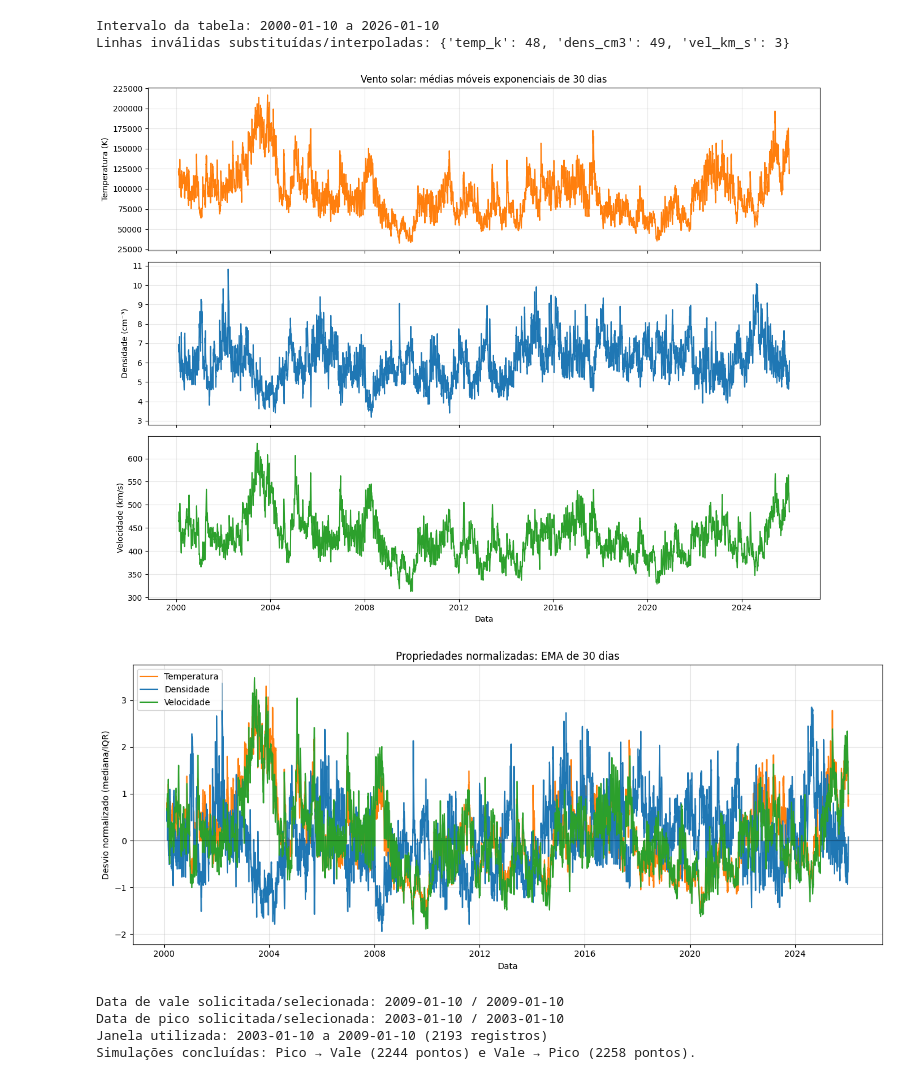
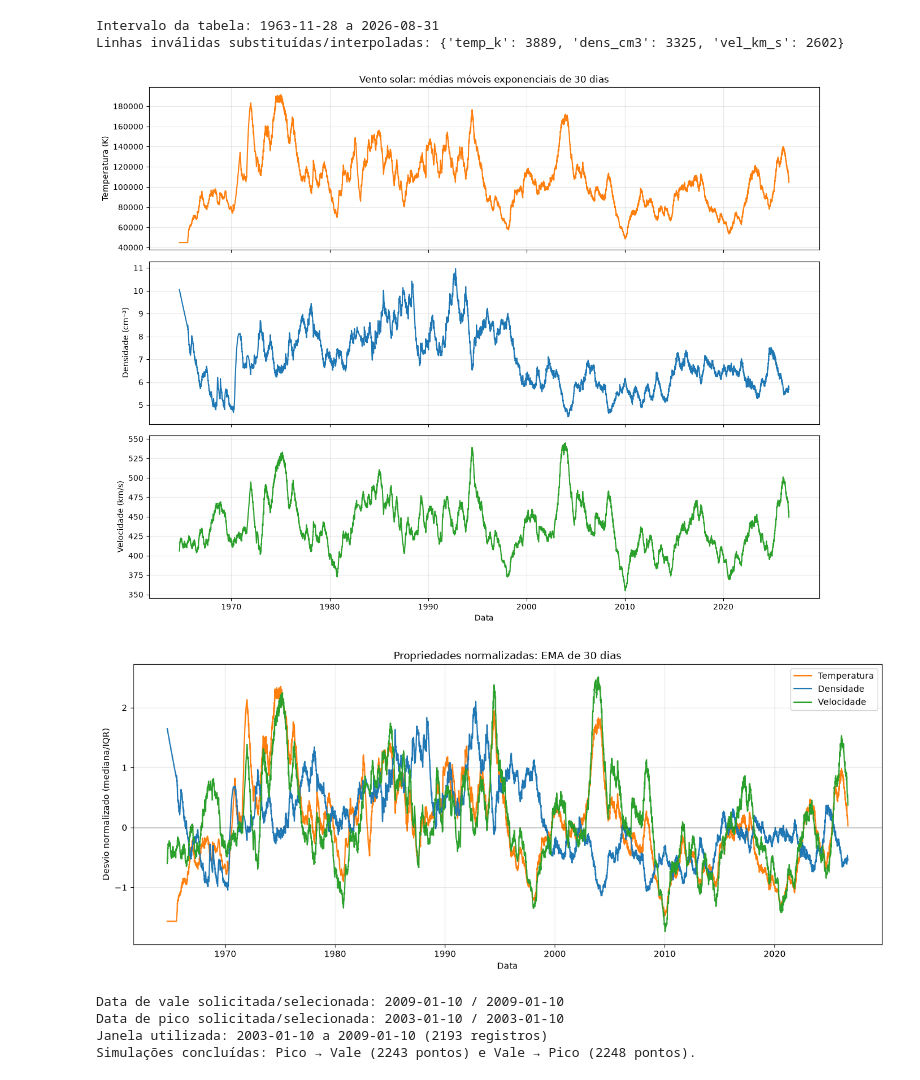
Before and after one commit to araaesp/Electric-Sail, a Jupyter notebook: src/Data_analysis_2_17-08.ipynb, the cells around one changed output. Saved outputs shown, nothing was run; the diff lists cells and outputs as text; code cells hidden in the pictures.

Commit message:
novo notebook analise_real_direto_invertido, nova tabela de dados desde 1963

```diff
--- a/src/Data_analysis_2_17-08.ipynb
+++ b/src/Data_analysis_2_17-08.ipynb
@@ -417,7 +423,7 @@ import numpy as np
 import pandas as pd
 import matplotlib.pyplot as plt
 
-EMA_DAYS = 30
+EMA_DAYS = 300
 SOLAR_CSV = 'atividade_solar.csv'
 
 solar_activity_df = pd.read_csv(
@@ -502,40 +508,39 @@ axes[0].set_title('Vento solar: médias móveis exponenciais de 30 dias')
 axes[-1].set_xlabel('Data')
 fig.tight_layout()
 plt.show()
 plt.close(fig)
 
 fig, axis = plt.subplots(figsize=(13, 5.5))
 normalized_specs = [
     ('temp_k_ema30d', 'Temperatura', 'tab:orange'),
     ('dens_cm3_ema30d', 'Densidade', 'tab:blue'),
     ('vel_km_s_ema30d', 'Velocidade', 'tab:green'),
 ]
 for column, label, color in normalized_specs:
     axis.plot(
         ema_30d_normalized_df.index,
         ema_30d_normalized_df[column],
         color=color,
         label=label,
     )
 axis.axhline(0.0, color='black', linewidth=0.8, alpha=0.5)
 axis.set_title(
     'Propriedades normalizadas: EMA de 30 dias'
 )
 axis.set_xlabel('Data')
 axis.set_ylabel('Desvio normalizado (mediana/IQR)')
 axis.grid(True, alpha=0.3)
 axis.legend()
 fig.tight_layout()
 plt.show()
 plt.close(fig)
 # %% [output]
-Intervalo da tabela: 2000-01-10 a 2026-01-10
-Linhas inválidas substituídas/interpoladas: {'temp_k': 48, 'dens_cm3': 49, 'vel_km_s': 3}
+Intervalo da tabela: 1963-11-28 a 2026-08-31
+Linhas inválidas substituídas/interpoladas: {'temp_k': 3889, 'dens_cm3': 3325, 'vel_km_s': 2602}
-[figure, old version]
+[figure, new version]
-[figure, old version]
+[figure, new version]
 # %%
-# SIMULAÇÃO: perfil real direto x perfil real invertido
-# Preencha VALLEY_DATE e PEAK_DATE antes de executar esta célula.
+# perfil direto x perfil invertido
 import copy
 import json
 from datetime import datetime, timedelta
@@ -561,9 +566,8 @@ if missing_profile_data:
         )
     )
 
-# PARÂMETROS DA COMPARAÇÃO — altere somente estas variáveis
-VALLEY_DATE = '2009-01-10'       # exemplo: '2000-01-10'
-PEAK_DATE = '2003-01-10'         # exemplo: '2022-01-10'
+VALLEY_DATE = '2009-01-10'
+PEAK_DATE = '2003-01-10'
 PHI_REAL_DEG = -30.0
 THETA_REAL_DEG = 0.0
 MAX_STEP_DAYS_REAL = 1.0
@@ -782,8 +786,6 @@ profile_wind_reverse = ProfileWind(profile_frame, reverse=True)
 
 def run_profile(label, wind_profile):
     config = copy.deepcopy(real_base_config)
-    # As datas abaixo servem para o intervalo positivo do integrador.
-    # A força vem do perfil direto ou invertido, não da data cronológica.
     config['start_time'] = profile_start.strftime('%Y-%m-%d %H:%M:%S')
     config['end_time'] = profile_end.strftime('%Y-%m-%d %H:%M:%S')
     config['electric_sail_probes'][0]['phi_deg'] = float(PHI_REAL_DEG)
@@ -833,5 +835,5 @@ print(
 Data de vale solicitada/selecionada: 2009-01-10 / 2009-01-10
 Data de pico solicitada/selecionada: 2003-01-10 / 2003-01-10
 Janela utilizada: 2003-01-10 a 2009-01-10 (2193 registros)
-Simulações concluídas: Pico → Vale (2244 pontos) e Vale → Pico (2258 pontos).
+Simulações concluídas: Pico → Vale (2243 pontos) e Vale → Pico (2248 pontos).
 # %%
```
Also changed, not shown: parts of 6 cells of this notebook, 4 other files.
